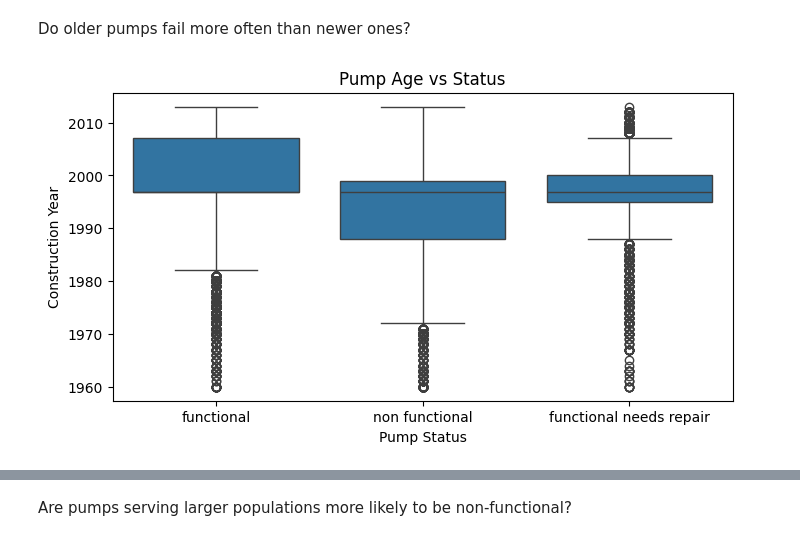
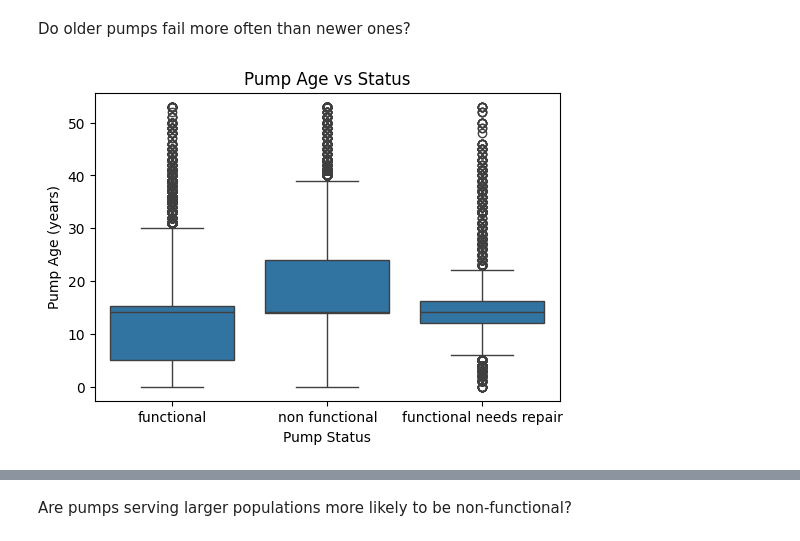
Before and after one commit to Emeriego/PumpHealth, a Jupyter notebook: notebooks/01_exploratory_data_analysis.ipynb, the cells around one changed output, grey strips where cells are left out. Saved outputs shown, nothing was run; the diff lists cells and outputs as text; code cells hidden in the pictures.

```diff
--- a/notebooks/01_exploratory_data_analysis.ipynb
+++ b/notebooks/01_exploratory_data_analysis.ipynb
@@ -84,11 +104,17 @@ for col in categorical_cols:
 # %% [markdown]
 Do older pumps fail more often than newer ones?
 # %%
-plt.figure(figsize=(8,4))
-sns.boxplot(x='status_group', y='construction_year', data=df)
+pump_age = df['year_recorded'] - df['construction_year']
+
+valid = (df['construction_year'] > 0) & (pump_age >= 0)
+pump_age = pump_age[valid]
+status = df.loc[valid, 'status_group']
+
+plt.figure(figsize=(6,4))
+sns.boxplot(x=status, y=pump_age)
 plt.title("Pump Age vs Status")
 plt.xlabel("Pump Status")
-plt.ylabel("Construction Year")
+plt.ylabel("Pump Age (years)")
 plt.show()
 # %% [output]
-[figure, old version]
+[figure, new version]
```
Also changed, not shown: parts of 5 cells of this notebook, 1 other file.
